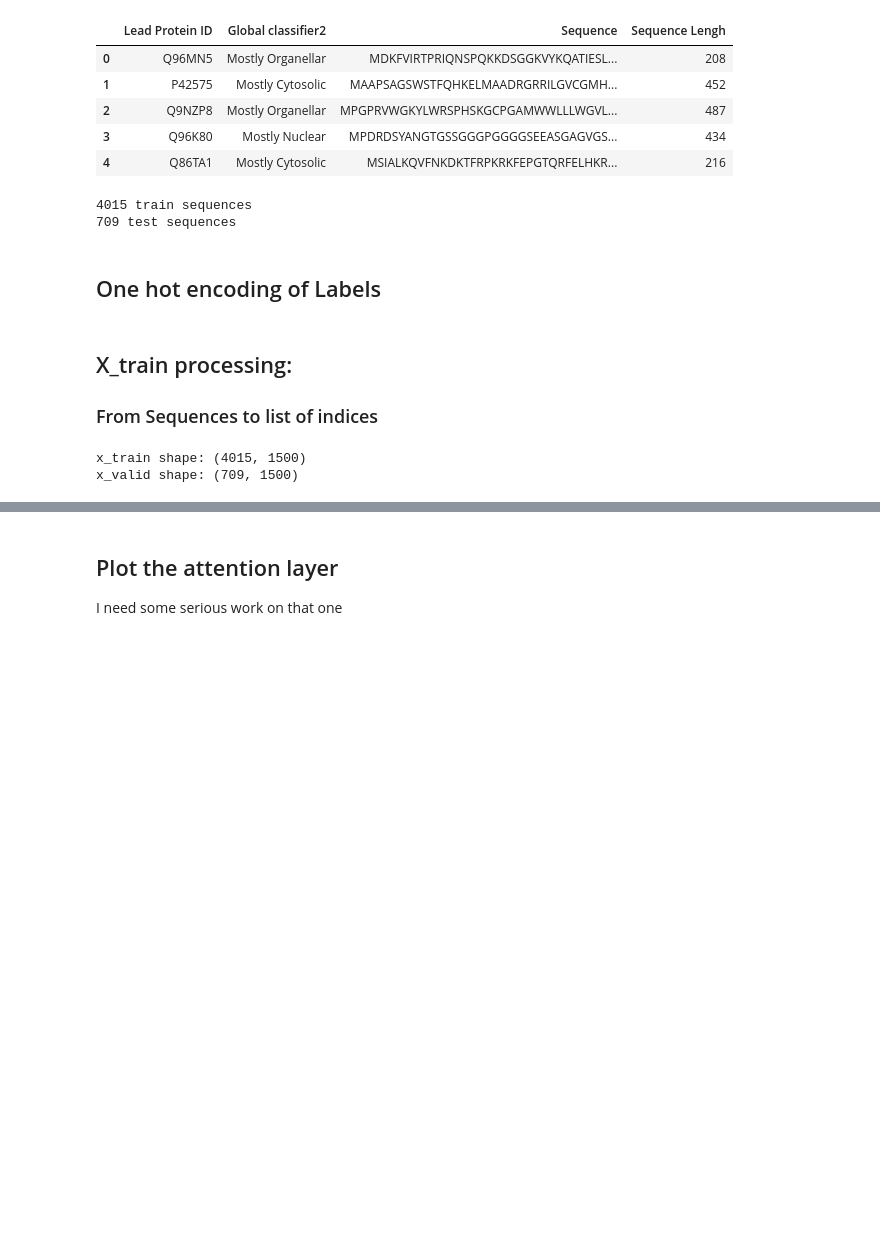
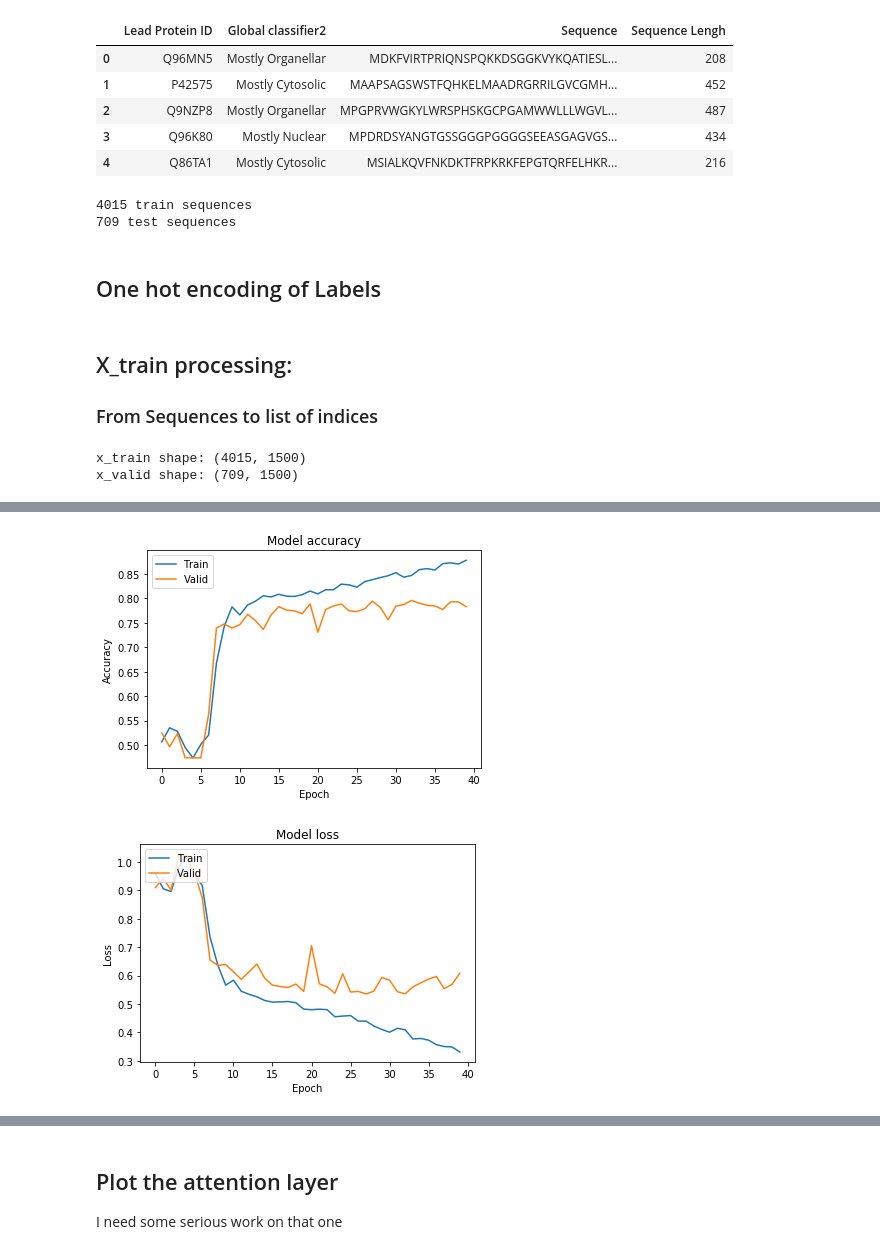
Before and after one commit to JulieRojas/Protein_Localisation_ML, a Jupyter notebook: GlobalClasses_prediction/3_Classes_classifier_Tensorflow_attention.ipynb, the cells around one changed output, grey strips where cells are left out. Cells and saved outputs as stored; diff of their text form; code cells hidden in the pictures; blank space fills up the shorter version.

```diff
--- a/GlobalClasses_prediction/3_Classes_classifier_Tensorflow_attention.ipynb
+++ b/GlobalClasses_prediction/3_Classes_classifier_Tensorflow_attention.ipynb
@@ -193,7 +209,6 @@ class AttentionWithContext(Layer):
         model.add(AttentionWithContext())
         # next add a Dense layer (for classification/regression) or whatever...
     """
-
     def __init__(self,
                  W_regularizer=None, u_regularizer=None, b_regularizer=None,
                  W_constraint=None, u_constraint=None, b_constraint=None,
@@ -216,19 +231,19 @@ class AttentionWithContext(Layer):
     def build(self, input_shape):
         assert len(input_shape) == 3
 
-        self.W = self.add_weight((input_shape[-1], input_shape[-1],),
+        self.W = self.add_weight(shape=(input_shape[-1], input_shape[-1],),
                                  initializer=self.init,
                                  name='{}_W'.format(self.name),
                                  regularizer=self.W_regularizer,
                                  constraint=self.W_constraint)
         if self.bias:
-            self.b = self.add_weight((input_shape[-1],),
+            self.b = self.add_weight(shape=(input_shape[-1],),
                                      initializer='zero',
                                      name='{}_b'.format(self.name),
                                      regularizer=self.b_regularizer,
                                      constraint=self.b_constraint)
 
-        self.u = self.add_weight((input_shape[-1],),
+        self.u = self.add_weight(shape=(input_shape[-1],),
                                  initializer=self.init,
                                  name='{}_u'.format(self.name),
                                  regularizer=self.u_regularizer,
@@ -271,12 +286,12 @@ class AttentionWithContext(Layer):
 
 def model_lstm_atten(embedding_matrix):
     inp = Input(shape=(maxlen,))
-    x = Embedding(max_features, embed_size, weights=[embedding_matrix], trainable=False)(inp)
+    x = Embedding(max_features, embed_size, weights=[embedding_matrix], trainable=True)(inp)
     x = Bidirectional(LSTM(128, return_sequences=True))(x)
-    #x = Bidirectional(CuDNNLSTM(64, return_sequences=True))(x)
-    x = AttentionWithContext()(x)
+    #x = Bidirectional(LSTM(64, return_sequences=True))(x)
+    x = AttentionWithContext(name = 'attention_vect')(x)
     x = Dense(64, activation="relu")(x)
-    x = Dense(1, activation="sigmoid")(x)
+    x = Dense(3, activation="sigmoid")(x)
     model = Model(inputs=inp, outputs=x)
     model.compile(loss='categorical_crossentropy', optimizer='adam', metrics=['accuracy'])
     return model
@@ -337,18 +348,24 @@ probabilities = Dense(3, activation='softmax')(dense)
 # %%
-# Plot training & validation accuracy values
-plt.plot(history.history['accuracy'])
-plt.plot(history.history['val_accuracy'])
-plt.title('Model accuracy')
-plt.ylabel('Accuracy')
-plt.xlabel('Epoch')
-plt.legend(['Train', 'Valid'], loc='upper left')
-plt.show()
+def history_plot(history):
+    # Plot training & validation accuracy values
+    plt.plot(history.history['accuracy'])
+    plt.plot(history.history['val_accuracy'])
+    plt.title('Model accuracy')
+    plt.ylabel('Accuracy')
+    plt.xlabel('Epoch')
+    plt.legend(['Train', 'Valid'], loc='upper left')
+    plt.show()
 
-# Plot training & validation loss values
-plt.plot(history.history['loss'])
-plt.plot(history.history['val_loss'])
-plt.title('Model loss')
-plt.ylabel('Loss')
-plt.xlabel('Epoch')
-plt.legend(['Train', 'Valid'], loc='upper left')
-plt.show()
+    # Plot training & validation loss values
+    plt.plot(history.history['loss'])
+    plt.plot(history.history['val_loss'])
+    plt.title('Model loss')
+    plt.ylabel('Loss')
+    plt.xlabel('Epoch')
+    plt.legend(['Train', 'Valid'], loc='upper left')
+    plt.show()
+
+history_plot(history)
+# %% [output]
+[figure, added]
+[figure, added]
```
Also changed, not shown: parts of 61 cells of this notebook, 7 other files.
